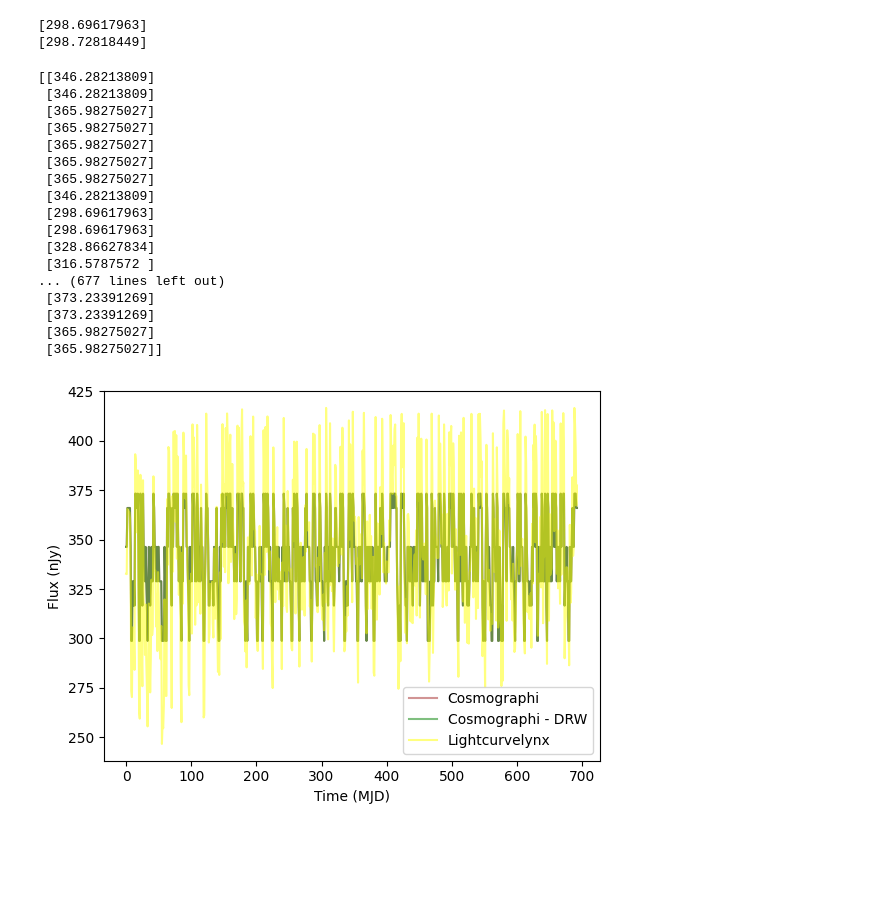
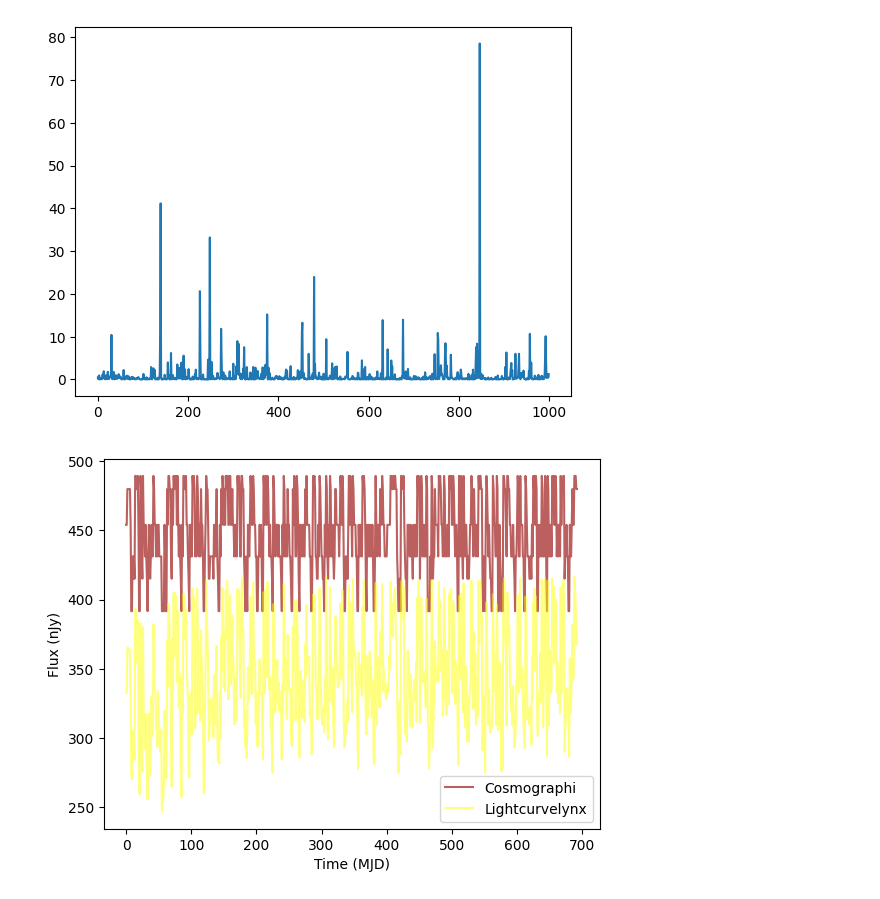
Before and after one commit to Zoe-Au/cosmographi, a Jupyter notebook: src/cosmographi/source/alpha_callibration_cleaner.ipynb, the cells around one changed output. Saved outputs shown, nothing was run; the diff lists cells and outputs as text; code cells hidden in the pictures; blank space fills up the shorter version.

Commit message:
added alpha callibration noteboook

```diff
--- a/src/cosmographi/source/alpha_callibration_cleaner.ipynb
+++ b/src/cosmographi/source/alpha_callibration_cleaner.ipynb
@@ -66,12 +144,10 @@ def compute_neg_log_likelihood(x: tuple[float], observed_flux: jnp.ndarray, time
                            blackhole_mass: float, accretion_rate: float, inclination_angle: float, rin_to_rng: float, z: float, noise_var = None) -> float:
     """ Must pass with same format as Instrument.observe
     """
-    start_time, end_time = (times[0], times[-1])
-    if len(x) == 2:
-        proposed_alpha, num_perturbation_samples = x
-    else:
-        proposed_alpha, num_perturbation_samples, noise_var = x
-    num_perturbation_samples = max(int(round(num_perturbation_samples)), 2)
+    start_time = rest_to_observer_time(t_rest = times[0], z=z)
+    end_time = rest_to_observer_time(t_rest = times[-1], z=z)
+    num_perturbation_samples = 1000
+    proposed_alpha  = x
     sample_rate = num_perturbation_samples / (end_time - start_time)
     perturbations = generate_perturbations_vector(alpha=proposed_alpha, n_samples=num_perturbation_samples, sample_rate=sample_rate, seed=42)
     agn = AGNSourceLipunova2018(blackhole_mass=blackhole_mass, accretion_rate=accretion_rate, perturbations_ar=perturbations,
@@ -81,9 +157,9 @@ def compute_neg_log_likelihood(x: tuple[float], observed_flux: jnp.ndarray, time
     rubin.throughput.to_dynamic()
     band, idx_to_bandstr = cp.utils.bandstr_to_bandidx(rubin.throughput.bands, band, return_dict=True)
     key = jax.random.key(42)
+    agn.z = z
     agn.t0 = start_time
     C = cp.cosmology.Cosmology()
-    agn.z = z
     agn.cosmology = C
     agn.mu = agn.cosmology.distance_modulus(z)
     source_values = jnp.asarray(agn.get_values())
@@ -108,15 +184,9 @@ def compute_neg_log_likelihood(x: tuple[float], observed_flux: jnp.ndarray, time
 def minimize_log_likelihood(observed_flux: jnp.ndarray, times: jnp.ndarray, band: jnp.ndarray, exp_time: jnp.ndarray,
                             sky_brightness: jnp.ndarray, PSF_Aeff: jnp.ndarray, blackhole_mass: float, accretion_rate: float,
                             inclination_angle: float, z: float, noise_var: float | None = None, rin_to_rng: float = 6) -> float:
-    if noise_var is None:
-        bounds = [(0.0, 2.0), (2.0, None), (1e-12, None)]
-        args = (observed_flux, times, band, exp_time, sky_brightness, PSF_Aeff, blackhole_mass, accretion_rate, inclination_angle, rin_to_rng, z)
-        x0 = np.asarray([0.88, (times[-1] - times[0])/ len(times), 3])
-        results = minimize(compute_neg_log_likelihood, x0, args, method="Powell", bounds=bounds)
-    else:
-        bounds = [(0.0, 2.0), (2.0, None)]
-        args = (observed_flux, times, band, exp_time, sky_brightness, PSF_Aeff, blackhole_mass, accretion_rate, inclination_angle, rin_to_rng, z, noise_var)
-        x0 = np.asarray([0.88, (times[-1] - times[0])/ len(times)])
-        results = minimize(compute_neg_log_likelihood, x0, args, method="Powell", bounds=bounds)
+    bounds = [(0.0, 2.0)]
+    args = (observed_flux, times, band, exp_time, sky_brightness, PSF_Aeff, blackhole_mass, accretion_rate, inclination_angle, rin_to_rng, z, noise_var)
+    x0 = np.asarray([0.88])
+    results = minimize(compute_neg_log_likelihood, x0, args, method="Powell", bounds=bounds)
     return results
 # %%
@@ -321,9 +359,10 @@ print(results_gp)
 # %%
-proposed_alpha, num_perturbation_samples =  results.x
-start_time, end_time = (times[0], times[-1])
-num_perturbation_samples = max(int(round(num_perturbation_samples)), 2)
+proposed_alpha, num_perturbation_samples =  (results.x[0], 1000)
+start_time = rest_to_observer_time(t_rest = times[0], z=redshift)
+end_time = rest_to_observer_time(t_rest = times[-1], z=redshift)
 sample_rate = num_perturbation_samples / (end_time - start_time)
 perturbations = generate_perturbations_vector(alpha=proposed_alpha, n_samples=num_perturbation_samples, sample_rate=sample_rate, seed=42)
+print(np.mean(perturbations))
 agn = AGNSourceLipunova2018(blackhole_mass=bh_mass, accretion_rate=accretion_rate, perturbations_ar=perturbations,
                                 start_time=start_time, end_time=end_time, rin_to_rng=6, inclination_angle=0)
 rubin = RubinObservatory()
@@ -400,33 +468,16 @@ model_flux_comparable_units2 = model_flux_jansky2 * 1e9
 # %%
-print(model_flux_comparable_units2[9])
-print(my_model_flux_comparable_units[9])
+
+plt.plot(perturbations)
+plt.show()
 # %% [output]
-[298.69617963]
-[298.72818449]
+[figure, added]
 # %%
-plt.plot(my_model_flux_comparable_units, color="brown", label="Cosmographi", alpha=0.5)
-plt.plot(model_flux_comparable_units2, color="green", label="Cosmographi - DRW", alpha=0.5)
+plt.plot(my_model_flux_comparable_units, color="brown", label="Cosmographi", alpha=0.75)
+# plt.plot(model_flux_comparable_units2, color="green", label="Cosmographi - DRW", alpha=0.5)
 plt.plot(flux, color='yellow', label="Lightcurvelynx", alpha=0.5)
 plt.xlabel("Time (MJD)")
 plt.ylabel("Flux (nJy)")
 plt.legend()
 plt.show()
 # %% [output]
-[[346.28213809]
- [346.28213809]
- [365.98275027]
- [365.98275027]
- [365.98275027]
- [365.98275027]
- [365.98275027]
- [346.28213809]
- [298.69617963]
- [298.69617963]
- [328.86627834]
- [316.5787572 ]
-... (677 lines left out)
- [373.23391269]
- [373.23391269]
- [365.98275027]
- [365.98275027]]
-[figure, old version]
+[figure, new version]
```
Also changed, not shown: parts of 21 cells of this notebook.
